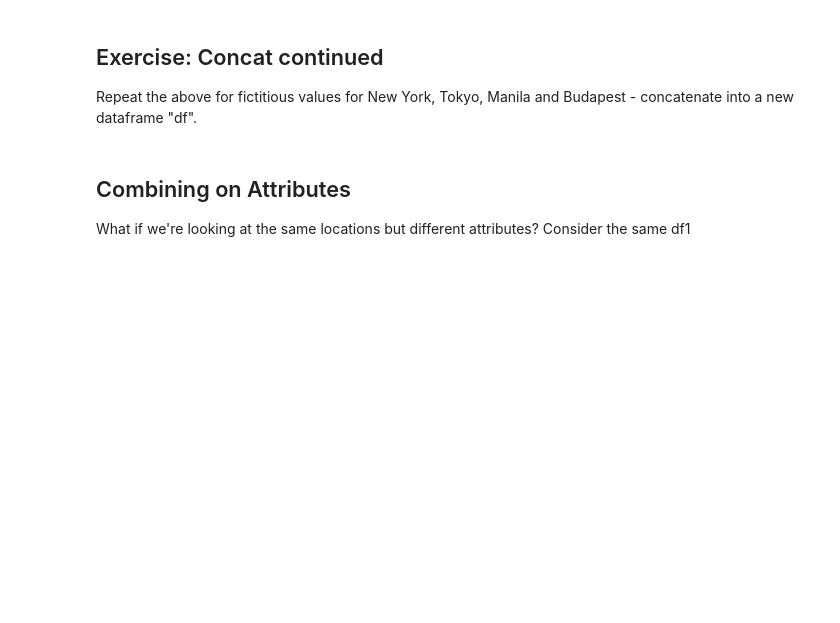
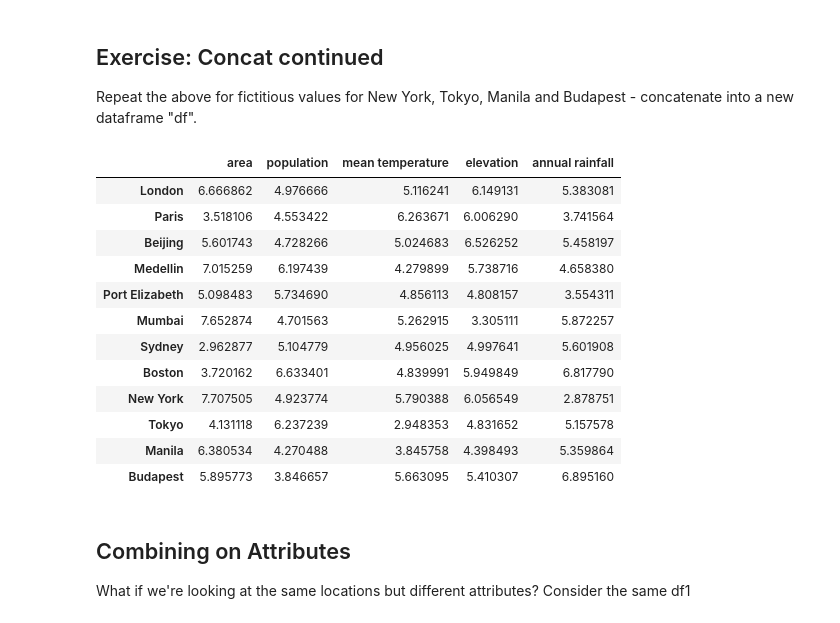
Before and after one commit to KellyLuo123/QM2-1, a Jupyter notebook: W3_Merging_and_Joining_in_Python.ipynb, the cells around one changed output. Saved outputs shown, nothing was run; the diff lists cells and outputs as text; code cells hidden in the pictures; blank space fills up the shorter version.

```diff
--- a/W3_Merging_and_Joining_in_Python.ipynb
+++ b/W3_Merging_and_Joining_in_Python.ipynb
@@ -154,6 +152,28 @@ df3
 ## Exercise: Concat continued
 
 Repeat the above for fictitious values for New York, Tokyo, Manila and Budapest - concatenate into a new dataframe "df".
+# %%
+df = pd.DataFrame(5 + np.random.randn(4, 5))
+df.columns = ['area', 'population', 'mean temperature', 'elevation', 'annual rainfall']
+df.index = ['New York', 'Tokyo', 'Manila', 'Budapest']
+
+df = pd.concat([df3, df])
+
+df
+# %% [output]
+|  | area | population | mean temperature | elevation | annual rainfall |
+| London | 6.666862 | 4.976666 | 5.116241 | 6.149131 | 5.383081 |
+| Paris | 3.518106 | 4.553422 | 6.263671 | 6.006290 | 3.741564 |
+| Beijing | 5.601743 | 4.728266 | 5.024683 | 6.526252 | 5.458197 |
+| Medellin | 7.015259 | 6.197439 | 4.279899 | 5.738716 | 4.658380 |
+| Port Elizabeth | 5.098483 | 5.734690 | 4.856113 | 4.808157 | 3.554311 |
+| Mumbai | 7.652874 | 4.701563 | 5.262915 | 3.305111 | 5.872257 |
+| Sydney | 2.962877 | 5.104779 | 4.956025 | 4.997641 | 5.601908 |
+| Boston | 3.720162 | 6.633401 | 4.839991 | 5.949849 | 6.817790 |
+| New York | 7.707505 | 4.923774 | 5.790388 | 6.056549 | 2.878751 |
+| Tokyo | 4.131118 | 6.237239 | 2.948353 | 4.831652 | 5.157578 |
+| Manila | 6.380534 | 4.270488 | 3.845758 | 4.398493 | 5.359864 |
+| Budapest | 5.895773 | 3.846657 | 5.663095 | 5.410307 | 6.895160 |
 # %% [markdown]
 ## Combining on Attributes
 
```
Also changed, not shown: parts of 27 cells of this notebook.
